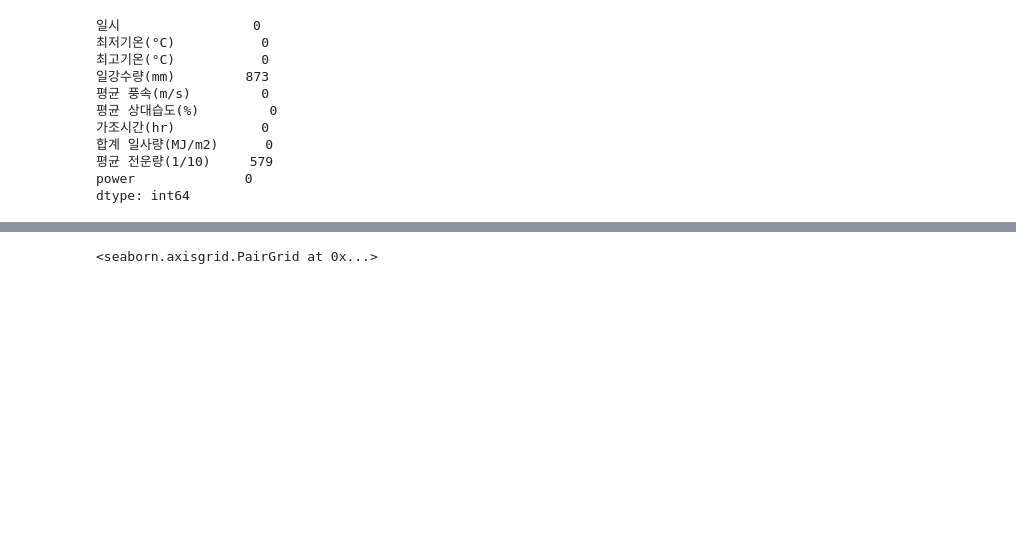
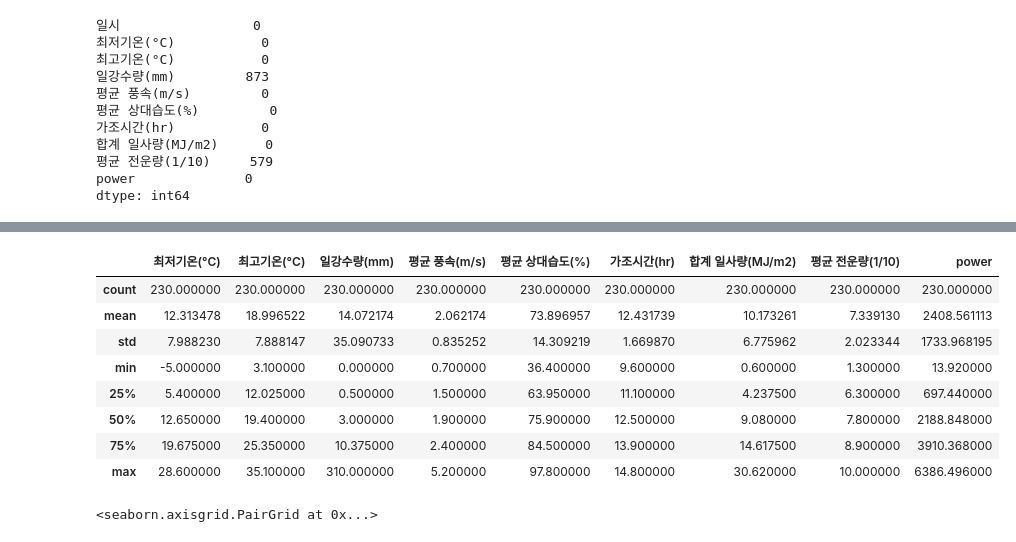
Before and after one commit to JiHyungHong/Enitt-SolarEnergyPrediction, a Jupyter notebook: dataset_남동.ipynb, the cells around one changed output, grey strips where cells are left out. Drawn from its saved outputs; the diff is of its cells as text; code cells hidden in the pictures; blank space fills up the shorter version.

```diff
--- a/dataset_남동.ipynb
+++ b/dataset_남동.ipynb
@@ -73,3 +89,15 @@ df.dropna(axis=0, how='any', inplace=True)
+# %%
+df.describe()
+# %% [output]
+|  | 최저기온(°C) | 최고기온(°C) | 일강수량(mm) | 평균 풍속(m/s) | 평균 상대습도(%) | 가조시간(hr) | 합계 일사량(MJ/m2) | 평균 전운량(1/10) | power |
+| count | 230.000000 | 230.000000 | 230.000000 | 230.000000 | 230.000000 | 230.000000 | 230.000000 | 230.000000 | 230.000000 |
+| mean | 12.313478 | 18.996522 | 14.072174 | 2.062174 | 73.896957 | 12.431739 | 10.173261 | 7.339130 | 2408.561113 |
+| std | 7.988230 | 7.888147 | 35.090733 | 0.835252 | 14.309219 | 1.669870 | 6.775962 | 2.023344 | 1733.968195 |
+| min | -5.000000 | 3.100000 | 0.000000 | 0.700000 | 36.400000 | 9.600000 | 0.600000 | 1.300000 | 13.920000 |
+| 25% | 5.400000 | 12.025000 | 0.500000 | 1.500000 | 63.950000 | 11.100000 | 4.237500 | 6.300000 | 697.440000 |
+| 50% | 12.650000 | 19.400000 | 3.000000 | 1.900000 | 75.900000 | 12.500000 | 9.080000 | 7.800000 | 2188.848000 |
+| 75% | 19.675000 | 25.350000 | 10.375000 | 2.400000 | 84.500000 | 13.900000 | 14.617500 | 8.900000 | 3910.368000 |
+| max | 28.600000 | 35.100000 | 310.000000 | 5.200000 | 97.800000 | 14.800000 | 30.620000 | 10.000000 | 6386.496000 |
 # %%
 sns.pairplot(df, x_vars=['최저기온(°C)', '최고기온(°C)', '일강수량(mm)', '평균 풍속(m/s)', '평균 상대습도(%)',
        '가조시간(hr)', '합계 일사량(MJ/m2)', '평균 전운량(1/10)'],y_vars=['power'])
```
Also changed, not shown: parts of 18 cells of this notebook.
